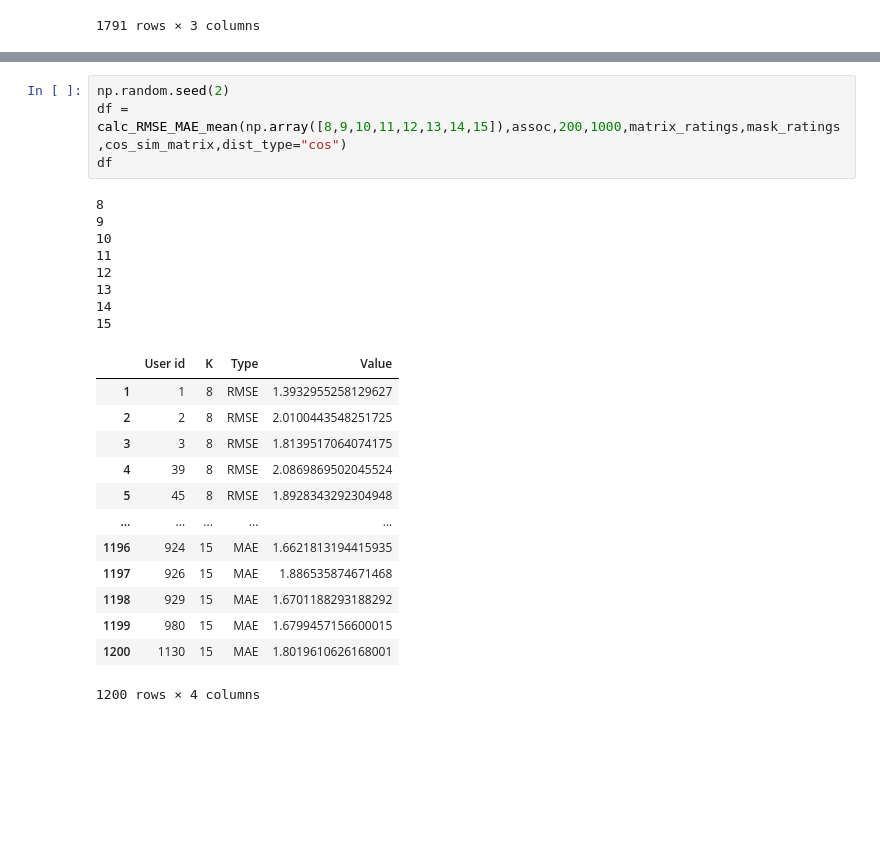
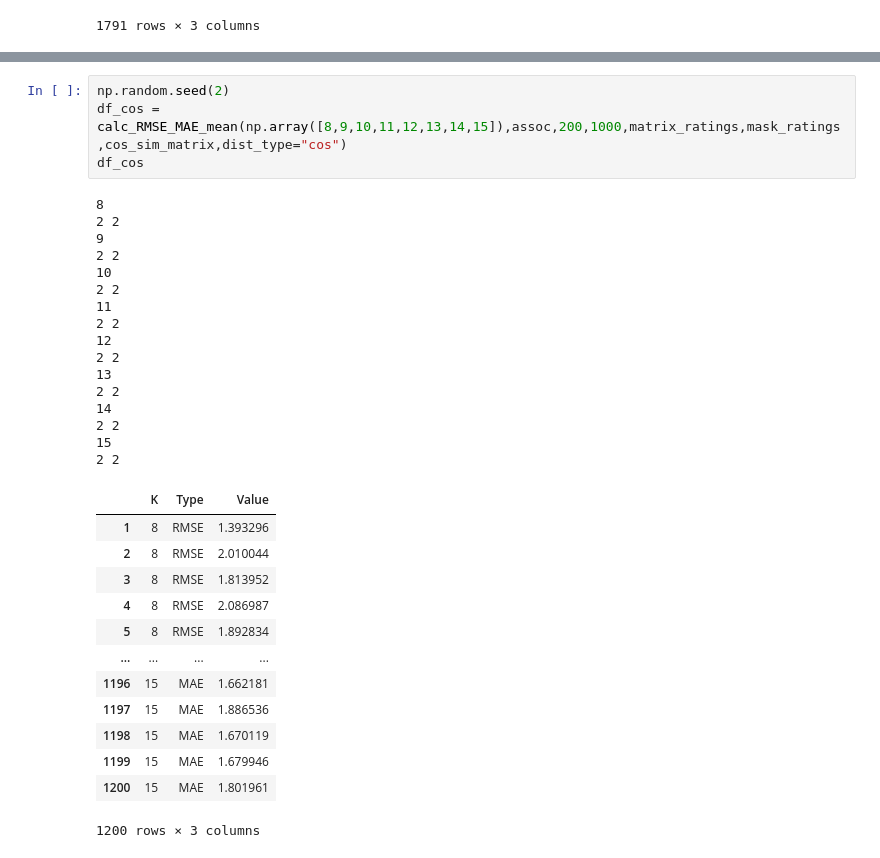
Before and after one commit to Franciline/Recommendation_system, a Jupyter notebook: rmse_mae_evolution.ipynb, the cells around one changed output, grey strips where cells are left out. Saved outputs shown, nothing was run; the diff lists cells and outputs as text; blank space fills up the shorter version.

```diff
--- a/rmse_mae_evolution.ipynb
+++ b/rmse_mae_evolution.ipynb
@@ -74,26 +62,34 @@ array([1.93029416, 1.48844444])
 # %%
 np.random.seed(2)
-df = calc_RMSE_MAE_mean(np.array([8,9,10,11,12,13,14,15]),assoc,200,1000,matrix_ratings,mask_ratings,cos_sim_matrix,dist_type="cos")
-df
+df_cos = calc_RMSE_MAE_mean(np.array([8,9,10,11,12,13,14,15]),assoc,200,1000,matrix_ratings,mask_ratings,cos_sim_matrix,dist_type="cos")
+df_cos
 # %% [output]
 8
+2 2
 9
+2 2
 10
+2 2
 11
+2 2
 12
+2 2
 13
+2 2
 14
+2 2
 15
+2 2
-|  | User id | K | Type | Value |
-| 1 | 1 | 8 | RMSE | 1.3932955258129627 |
-| 2 | 2 | 8 | RMSE | 2.0100443548251725 |
-| 3 | 3 | 8 | RMSE | 1.8139517064074175 |
-| 4 | 39 | 8 | RMSE | 2.0869869502045524 |
-| 5 | 45 | 8 | RMSE | 1.8928343292304948 |
-| ... | ... | ... | ... | ... |
-| 1196 | 924 | 15 | MAE | 1.6621813194415935 |
-| 1197 | 926 | 15 | MAE | 1.886535874671468 |
-| 1198 | 929 | 15 | MAE | 1.6701188293188292 |
-| 1199 | 980 | 15 | MAE | 1.6799457156600015 |
-| 1200 | 1130 | 15 | MAE | 1.8019610626168001 |
+|  | K | Type | Value |
+| 1 | 8 | RMSE | 1.393296 |
+| 2 | 8 | RMSE | 2.010044 |
+| 3 | 8 | RMSE | 1.813952 |
+| 4 | 8 | RMSE | 2.086987 |
+| 5 | 8 | RMSE | 1.892834 |
+| ... | ... | ... | ... |
+| 1196 | 15 | MAE | 1.662181 |
+| 1197 | 15 | MAE | 1.886536 |
+| 1198 | 15 | MAE | 1.670119 |
+| 1199 | 15 | MAE | 1.679946 |
+| 1200 | 15 | MAE | 1.801961 |
-1200 rows × 4 columns
+1200 rows × 3 columns
```
Also changed, not shown: parts of 6 cells of this notebook, 1 other file.
